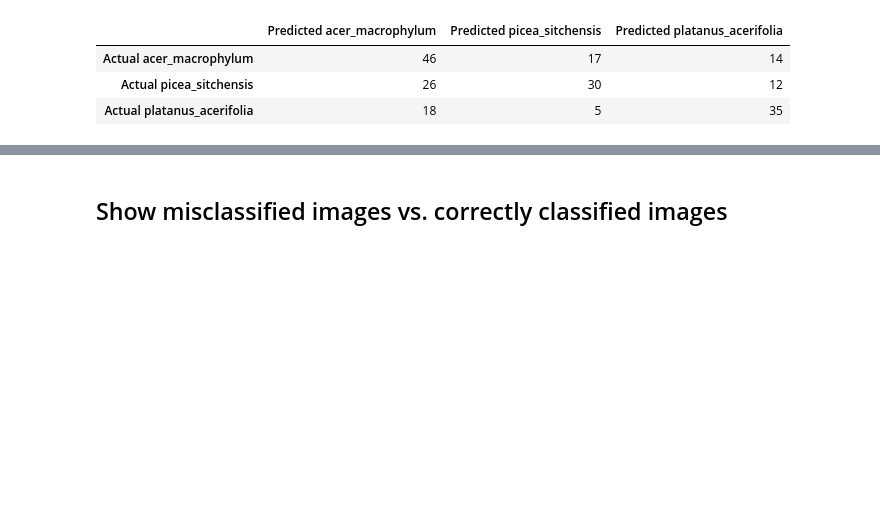
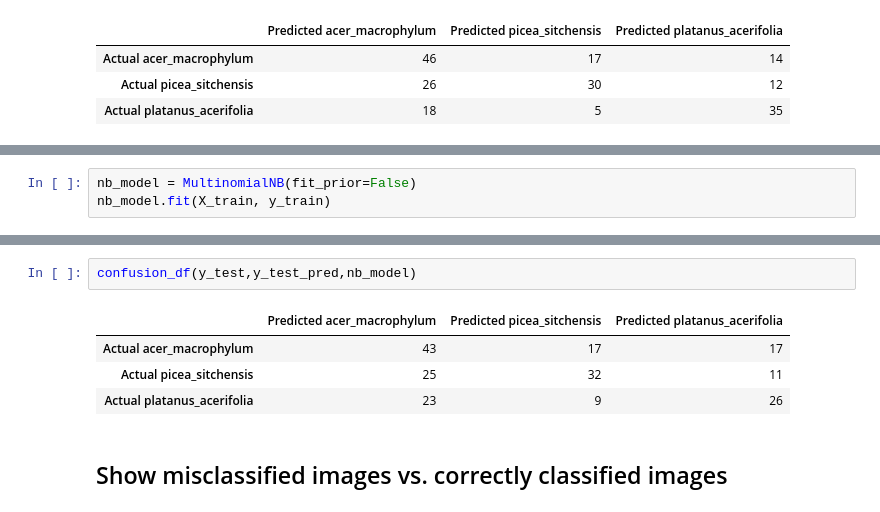
Before and after one commit to NathanielBlairStahn/tree-logic, a Jupyter notebook: build_a_model.ipynb, the cells around one changed output, grey strips where cells are left out. Saved outputs shown, nothing was run; the diff lists cells and outputs as text; blank space fills up the shorter version.

Commit message:
clean up build_a_model and try Naive Bayes

```diff
--- a/build_a_model.ipynb
+++ b/build_a_model.ipynb
@@ -349,0 +459,3 @@ confusion_df(y_test, y_test_hat_cat, gb_model)
+# %%
+nb_model = MultinomialNB(fit_prior=False)
+nb_model.fit(X_train, y_train)
@@ -350,3 +479,10 @@ confusion_df(y_test, y_test_hat_cat, gb_model)
+# %%
+confusion_df(y_test,y_test_pred,nb_model)
+# %% [output]
+|  | Predicted acer_macrophylum | Predicted picea_sitchensis | Predicted platanus_acerifolia |
+| Actual acer_macrophylum | 43 | 17 | 17 |
+| Actual picea_sitchensis | 25 | 32 | 11 |
+| Actual platanus_acerifolia | 23 | 9 | 26 |
 # %% [markdown]
 ## Show misclassified images vs. correctly classified images
 # %%
```
Also changed, not shown: parts of 48 cells of this notebook, 1 other file.
